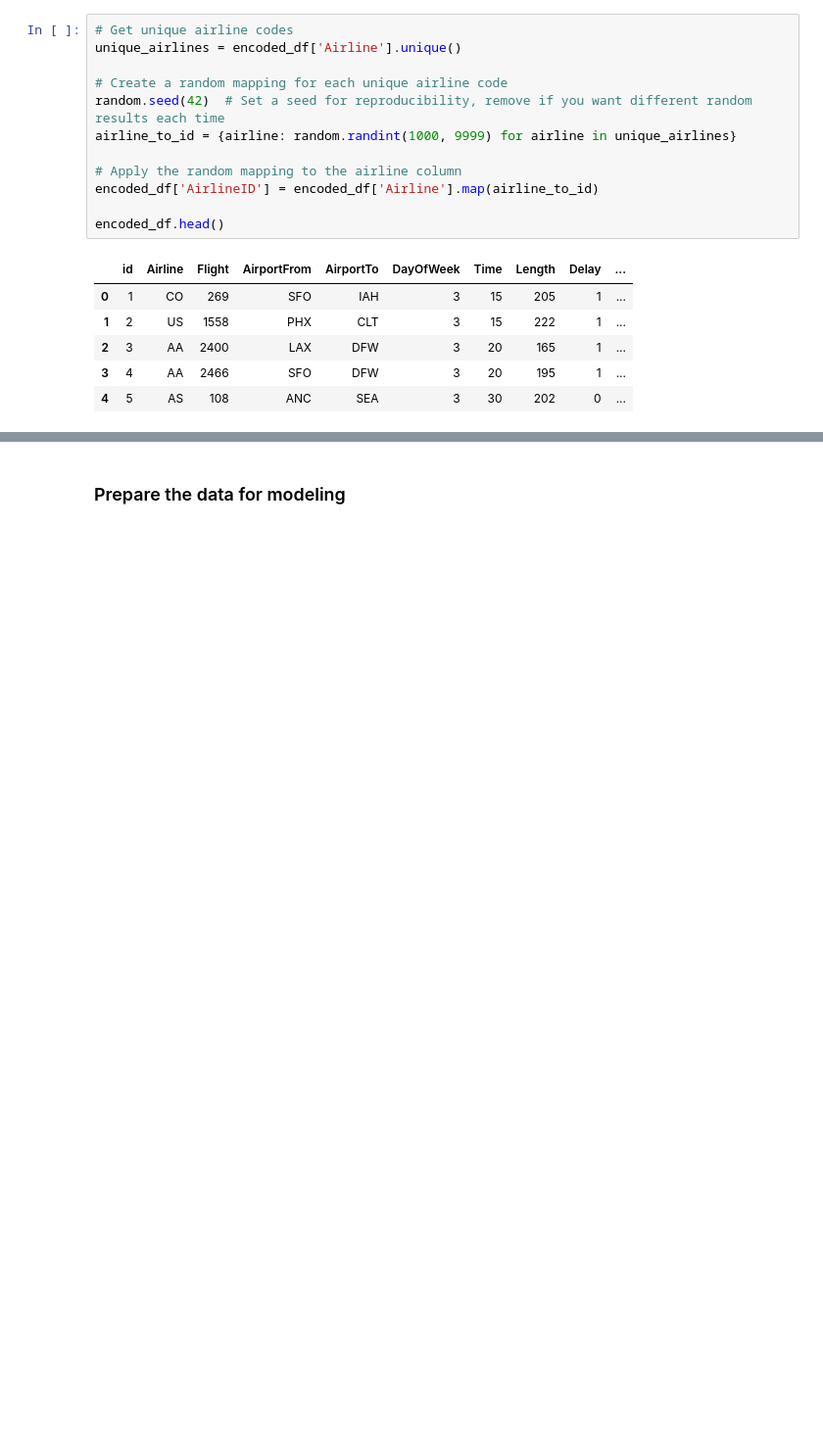
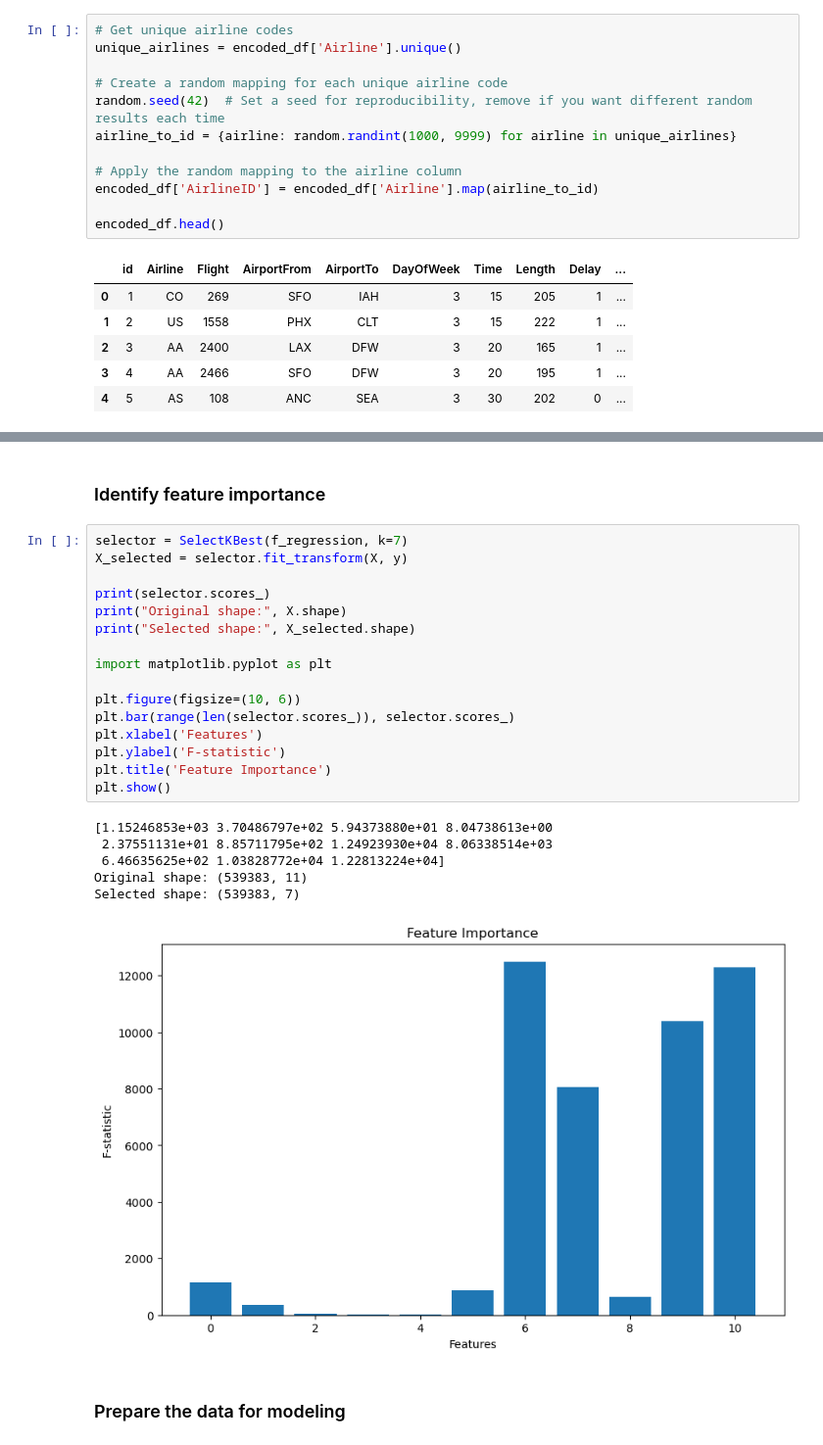
Before and after one commit to stacjstaton/ai-project2-flight-delay-predictions, a Jupyter notebook: example.ipynb, the cells around one changed output, grey strips where cells are left out. Shown at 98% size. Saved outputs shown, nothing was run; the diff lists cells and outputs as text; blank space fills up the shorter version.

```diff
--- a/example.ipynb
+++ b/example.ipynb
@@ -189,3 +301,28 @@ plt.show()
+# %% [markdown]
+### Identify feature importance
+# %%
+selector = SelectKBest(f_regression, k=7)
+X_selected = selector.fit_transform(X, y)
+
+print(selector.scores_)
+print("Original shape:", X.shape)
+print("Selected shape:", X_selected.shape)
+
+import matplotlib.pyplot as plt
+
+plt.figure(figsize=(10, 6))
+plt.bar(range(len(selector.scores_)), selector.scores_)
+plt.xlabel('Features')
+plt.ylabel('F-statistic')
+plt.title('Feature Importance')
+plt.show()
+# %% [output]
+[1.15246853e+03 3.70486797e+02 5.94373880e+01 8.04738613e+00
+ 2.37551131e+01 8.85711795e+02 1.24923930e+04 8.06338514e+03
+ 6.46635625e+02 1.03828772e+04 1.22813224e+04]
+Original shape: (539383, 11)
+Selected shape: (539383, 7)
+[figure, added]
 # %% [markdown]
 ### Prepare the data for modeling
 # %%
```
Also changed, not shown: parts of 27 cells of this notebook.
